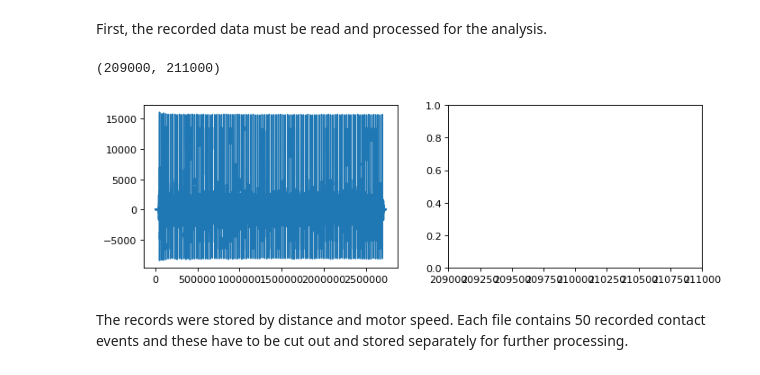
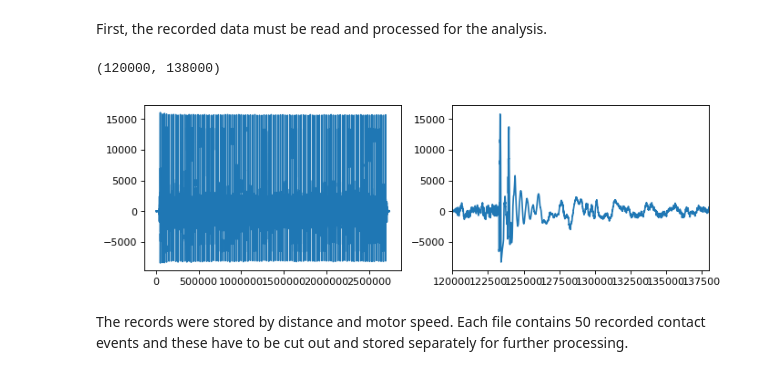
Before and after one commit to LucaHermes/PiezoAntenna, a Jupyter notebook: Piezo Antenna.ipynb, the cells around one changed output. Saved outputs shown, nothing was run; the diff lists cells and outputs as text; code cells hidden in the pictures.

Commit message:
reproduced plots

```diff
--- a/Piezo Antenna.ipynb
+++ b/Piezo Antenna.ipynb
@@ -41,36 +41,37 @@ FRAMERATE = 0
 data_dir = 'data'
 files = os.listdir(data_dir)
 rawdata = pd.DataFrame(columns=['record', 'distance', 'speed'])
 
 # search folder for wav files
 id = 0
 for f in files:
     if '.wav' not in f:
         continue
     fs, data = wav.read(os.path.join(data_dir, f))
     FRAMERATE = fs
     # parse integers from filename (distance, speed, material)
     decoded_classes = [ int(s) for s in re.findall(r'-?\d+', f) ]
     rawdata = rawdata.append(dict(
         { 'id'       : id,
           'record'   : data,
           'distance' : decoded_classes[0],
           'speed'    : decoded_classes[1] }), ignore_index=True)
     id += 1
 
 N_CLASSES = len(rawdata)
 rawdata = rawdata.set_index('id', drop=True)
 
 plt.figure(num=None, figsize=(10, 3), dpi=80)
 
 plt.subplot(1, 2, 1)
 #plt.xlim((1000000, 2000000))
 plt.plot(rawdata['record'][13])
 plt.subplot(1, 2, 2)
-plt.xlim((209000, 211000))
+plt.plot(rawdata['record'][13])
+plt.xlim((120000, 138000))
 # %% [output]
-(209000, 211000)
+(120000, 138000)
-[figure, old version]
+[figure, new version]
 # %% [markdown]
 The records were stored by distance and motor speed. Each file contains 50 recorded contact events and these have to be cut out and stored separately for further processing.
 # %% [markdown]
```
